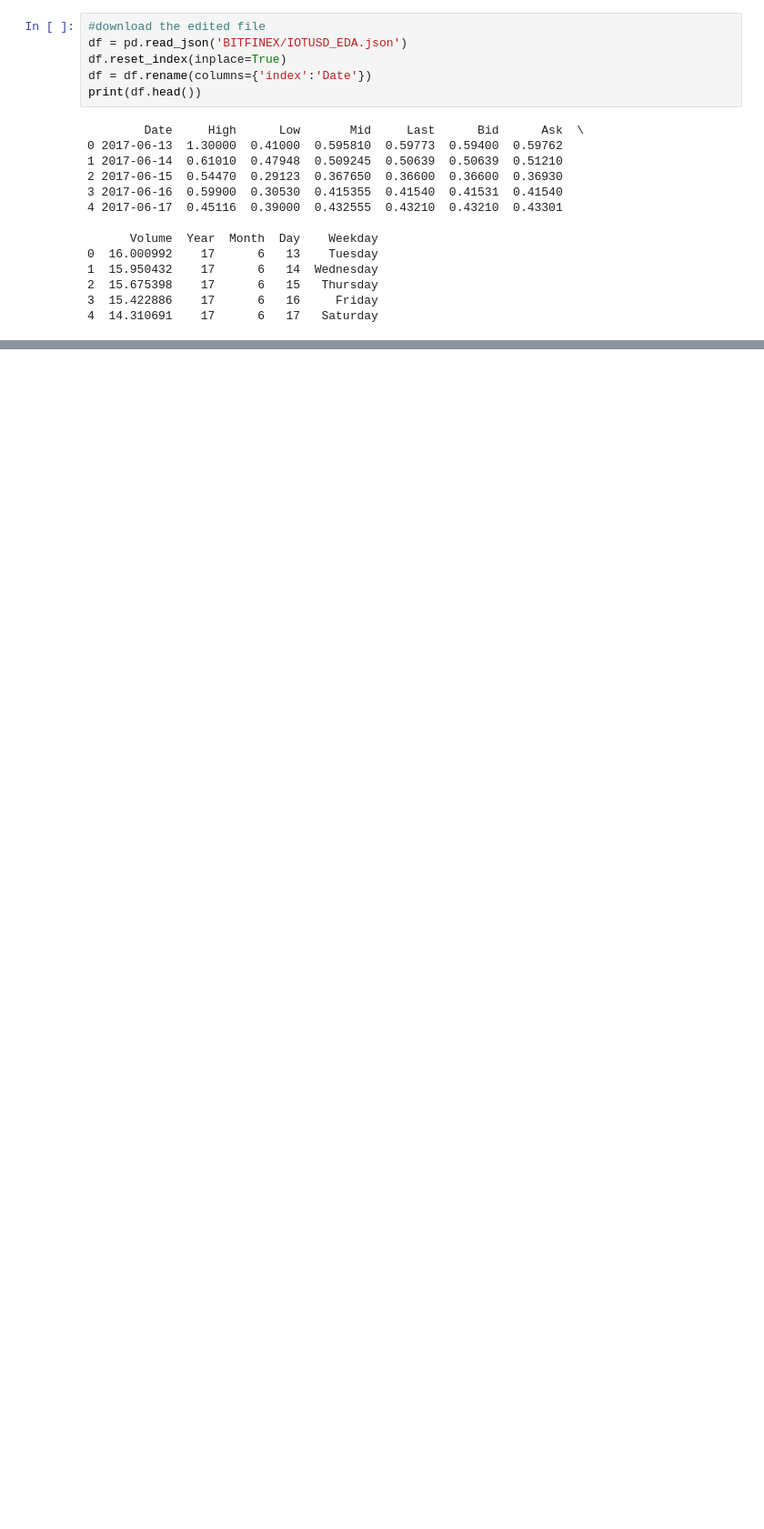
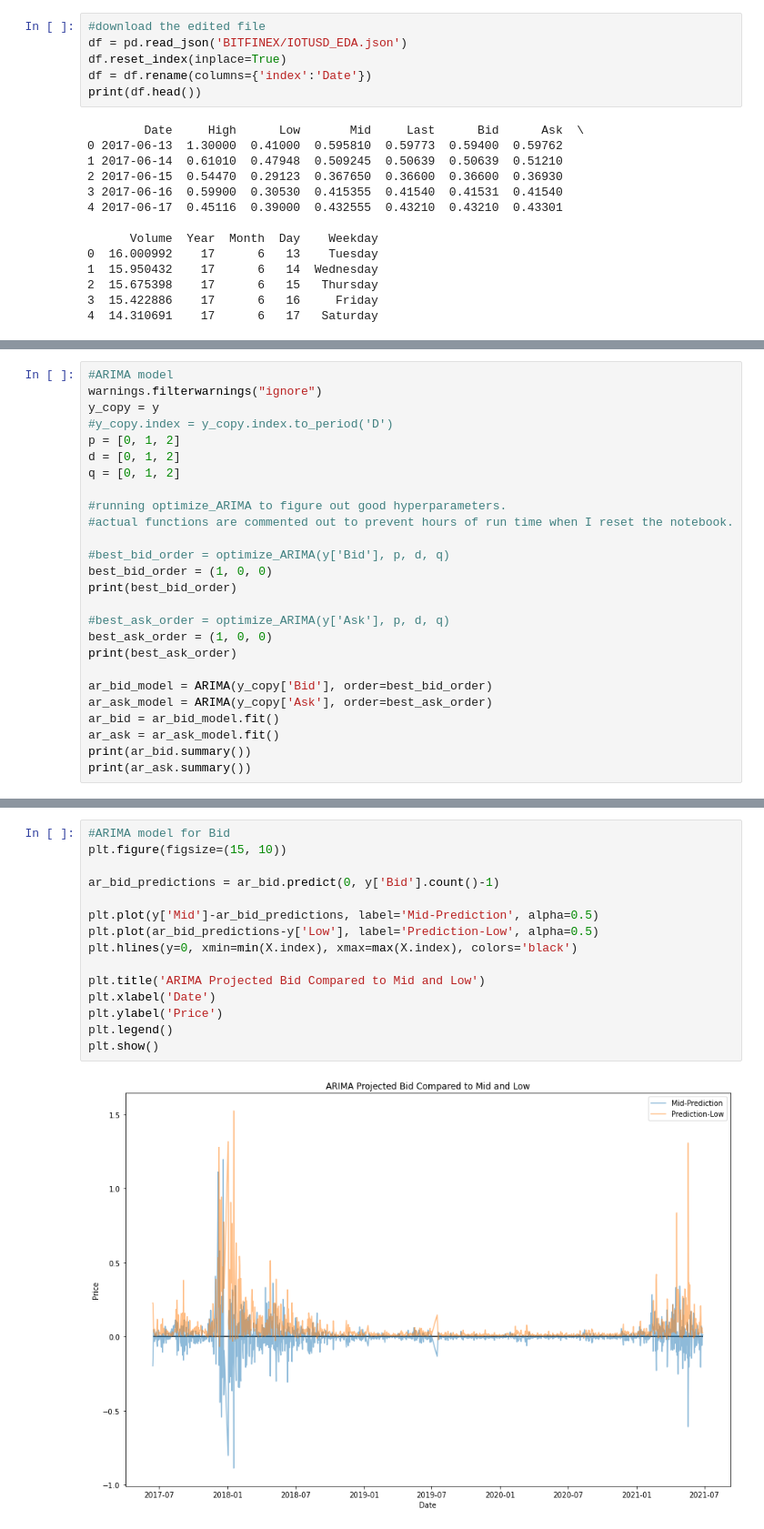
Before and after one commit to ryanlybbert/Capstone3, a Jupyter notebook: Capstone3_Preprocessing_and_Modeling.ipynb, the cells around one changed output, grey strips where cells are left out. Shown: that part at 91% size. Drawn from its saved outputs; the diff is of its cells as text; blank space fills up the shorter version.

```diff
--- a/Capstone3_Preprocessing_and_Modeling.ipynb
+++ b/Capstone3_Preprocessing_and_Modeling.ipynb
@@ -121,0 +299,26 @@ plt.show()
+# %%
+#ARIMA model
+warnings.filterwarnings("ignore")
+y_copy = y
+#y_copy.index = y_copy.index.to_period('D')
+p = [0, 1, 2]
+d = [0, 1, 2]
+q = [0, 1, 2]
+
+#running optimize_ARIMA to figure out good hyperparameters.
+#actual functions are commented out to prevent hours of run time when I reset the notebook.
+
+#best_bid_order = optimize_ARIMA(y['Bid'], p, d, q)
+best_bid_order = (1, 0, 0)
+print(best_bid_order)
+
+#best_ask_order = optimize_ARIMA(y['Ask'], p, d, q)
+best_ask_order = (1, 0, 0)
+print(best_ask_order)
+
+ar_bid_model = ARIMA(y_copy['Bid'], order=best_bid_order)
+ar_ask_model = ARIMA(y_copy['Ask'], order=best_ask_order)
+ar_bid = ar_bid_model.fit()
+ar_ask = ar_ask_model.fit()
+print(ar_bid.summary())
+print(ar_ask.summary())
@@ -121,0 +343,17 @@ plt.show()
+# %%
+#ARIMA model for Bid
+plt.figure(figsize=(15, 10))
+
+ar_bid_predictions = ar_bid.predict(0, y['Bid'].count()-1)
+
+plt.plot(y['Mid']-ar_bid_predictions, label='Mid-Prediction', alpha=0.5)
+plt.plot(ar_bid_predictions-y['Low'], label='Prediction-Low', alpha=0.5)
+plt.hlines(y=0, xmin=min(X.index), xmax=max(X.index), colors='black')
+
+plt.title('ARIMA Projected Bid Compared to Mid and Low')
+plt.xlabel('Date')
+plt.ylabel('Price')
+plt.legend()
+plt.show()
+# %% [output]
+[figure, added]
```
Also changed, not shown: parts of 30 cells of this notebook, 1 other file.
